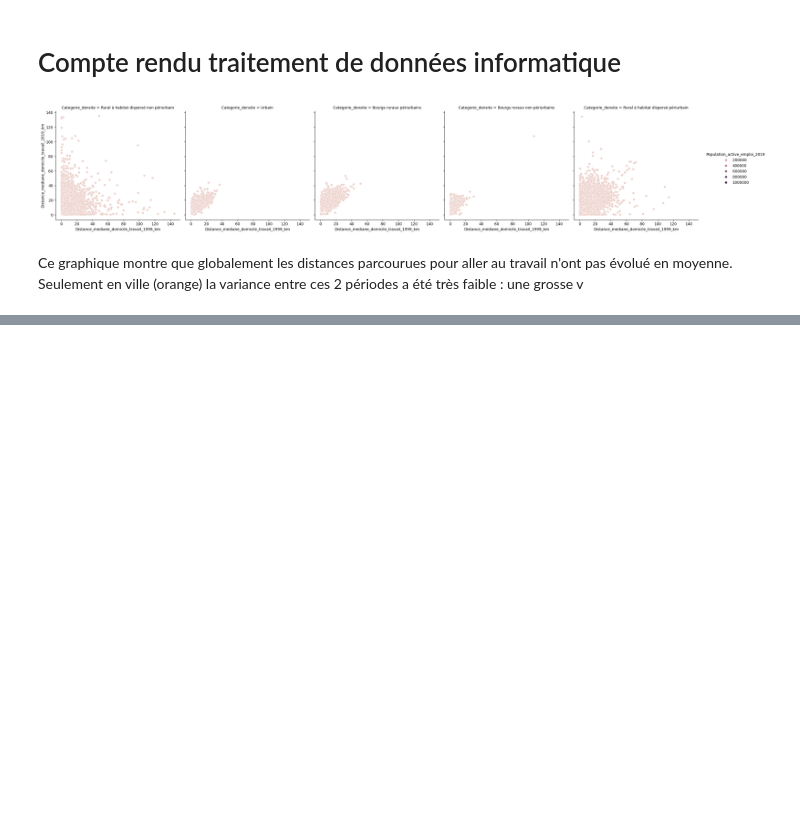
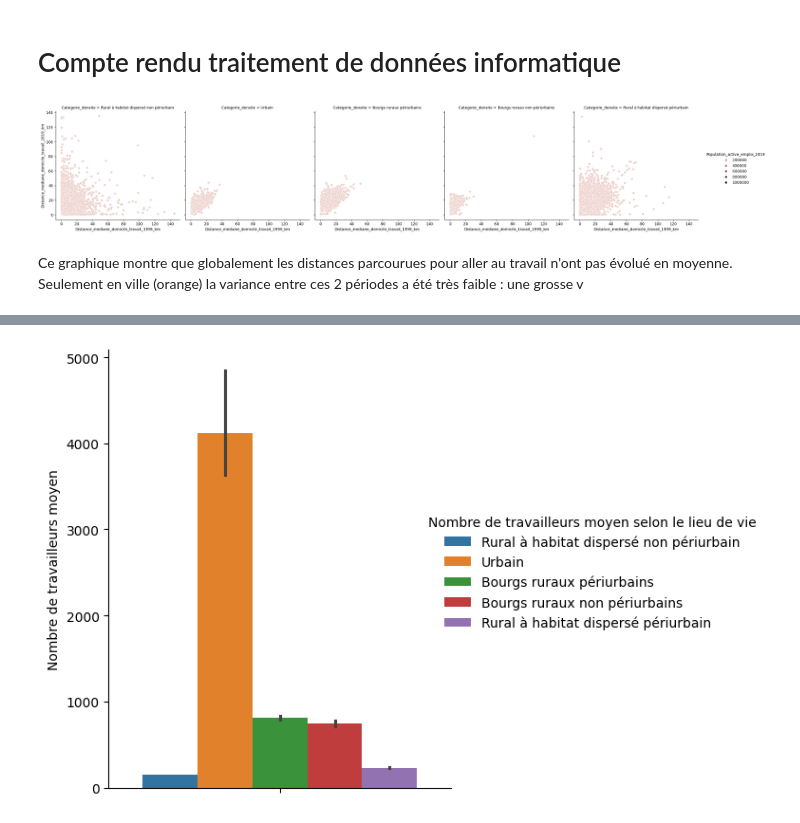
Before and after one commit to ClementGOUJON-dot/base_de_donn-es, a Jupyter notebook: Compte_rendu.ipynb, the cells around one changed output, grey strips where cells are left out. Cells and saved outputs as stored; diff of their text form; code cells hidden in the pictures; blank space fills up the shorter version.

```diff
--- a/Compte_rendu.ipynb
+++ b/Compte_rendu.ipynb
@@ -16,0 +35,8 @@ Ce graphique montre que globalement les distances parcourues pour aller au trava
+# %%
+g = sns.catplot(
+    data=df2population, kind="bar",
+    hue="Categorie_densite", y="Population_active_emploi_2019")
+g.set_axis_labels("", "Nombre de travailleurs moyen")
+g.legend.set_title("Nombre de travailleurs moyen selon le lieu de vie")
+# %% [output]
+[figure, added]
```
Also changed, not shown: parts of 2 cells of this notebook.
